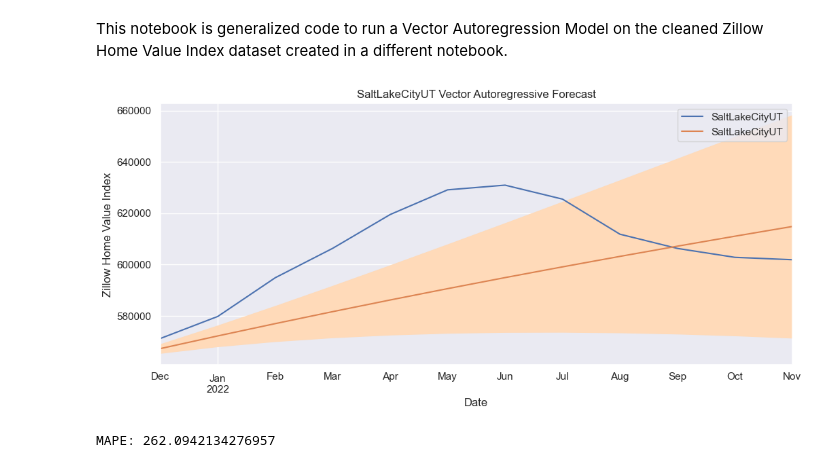
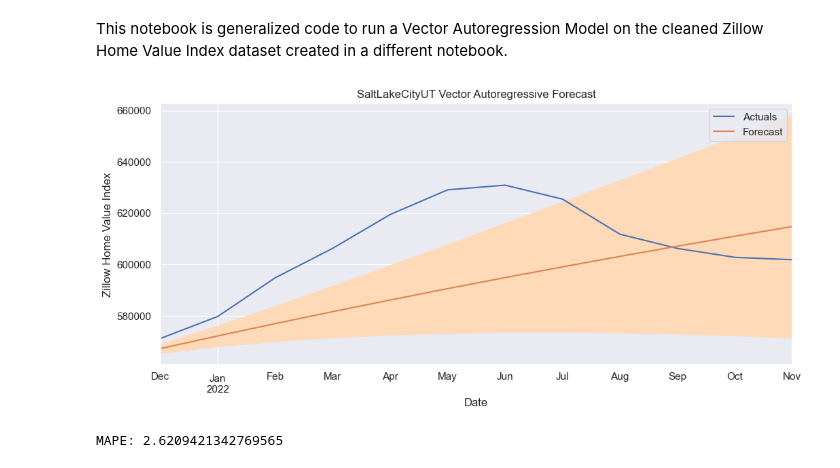
Before and after one commit to jl-haystacks/hackstack-ai-project-3-group1, a Jupyter notebook: Vector Autoregression Model - Generalized.ipynb, the cells around one changed output. Cells and saved outputs as stored; diff of their text form; code cells hidden in the pictures.

Commit message:
Cross Validation Working & Updated OOS Forecast

```diff
--- a/Vector Autoregression Model - Generalized.ipynb
+++ b/Vector Autoregression Model - Generalized.ipynb
@@ -3,5 +3,5 @@
 # %% [markdown]
 This notebook is generalized code to run a Vector Autoregression Model on the cleaned Zillow Home Value Index dataset created in a different notebook.
 # %%
-location = "SaltLakeCityUT" #USER INPUT -- In Run_all
+#location = "SaltLakeCityUT" #USER INPUT -- In Run_all
 # %%
@@ -9,5 +9,5 @@ forecast_horizon = 1 #USER INPUT -- In Run_all
 # %%
-info_criterion = "BIC" #USER INPUT -- In Run_all
+#info_criterion = "BIC" #USER INPUT -- In Run_all
 # %%
 #Import libraries
 
@@ -116,17 +116,18 @@ if n >= 1:
 # %%
 #Plot forecasts vs. actuals
 
 df_actuals = market_df[-test_obs:]
-df_actuals.iloc[:, 0].plot(figsize = (12, 5), legend = True)
-df_forecast.iloc[:,0].plot(legend = True)
+df_actuals.iloc[:, 0].plot(figsize = (12, 5), legend = True, label = 'Actuals')
+df_forecast.iloc[:,0].plot(legend = True, label = 'Forecast')
 plt.title(location + " Vector Autoregressive Forecast")
 plt.xlabel("Date")
 plt.ylabel("Zillow Home Value Index")
+plt.legend()
 
 plt.fill_between(df_forecast.index, df_forecast_lower.iloc[:,0], df_forecast_upper.iloc[:,0], color='peachpuff')
 
 plt.show()
 # %% [output]
-[figure, old version]
+[figure, new version]
 # %%
 #Use cross validation to evaluate the model
@@ -151,6 +153,6 @@ def time_series_cv(data, test_feature, starting_index, horizon, lags):
 
     print('MAPE:', MAPE)
 # %%
-time_series_cv(data=train_df, test_feature=market_specific_features[0], starting_index=100, horizon=1, lags=p)
+time_series_cv(data=train_df, test_feature=market_specific_features[0], starting_index=100, horizon=forecast_horizon, lags=p)
 # %% [output]
-MAPE: 262.0942134276957
+MAPE: 2.6209421342769565
```
Also changed, not shown: parts of 5 cells of this notebook.
